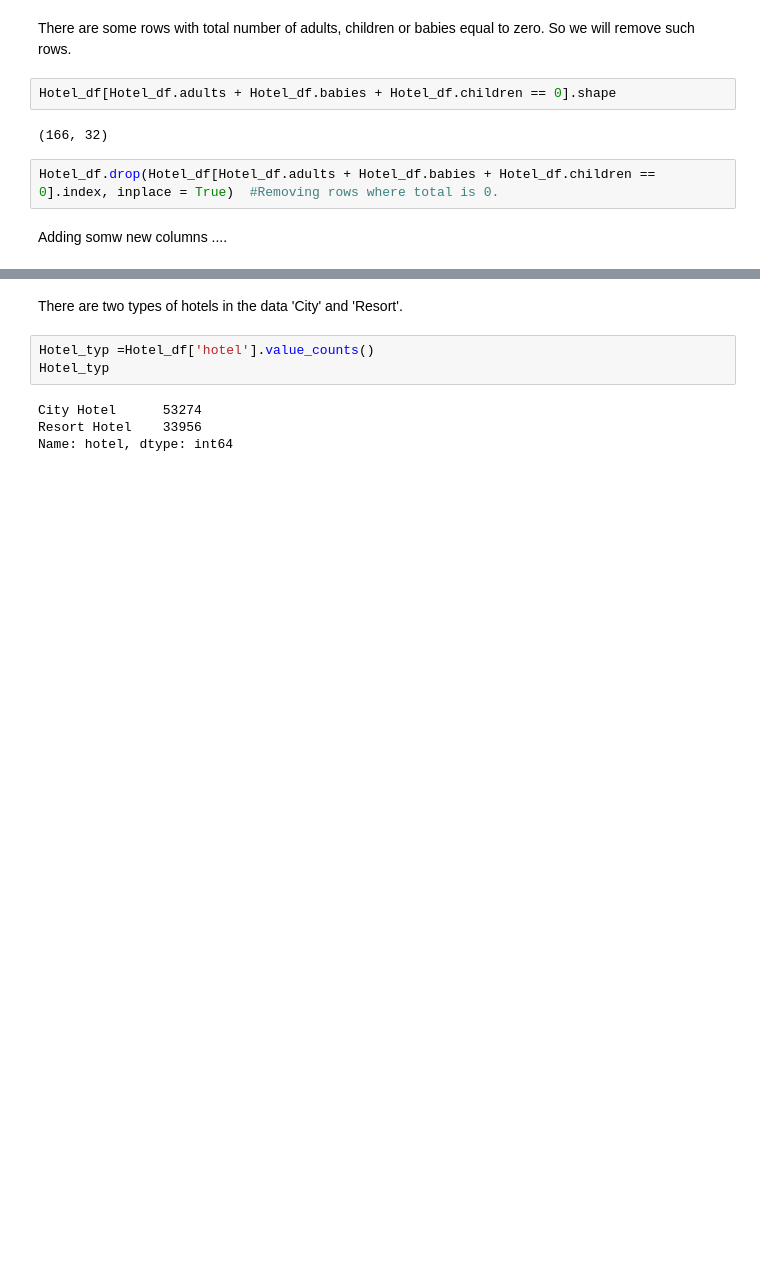
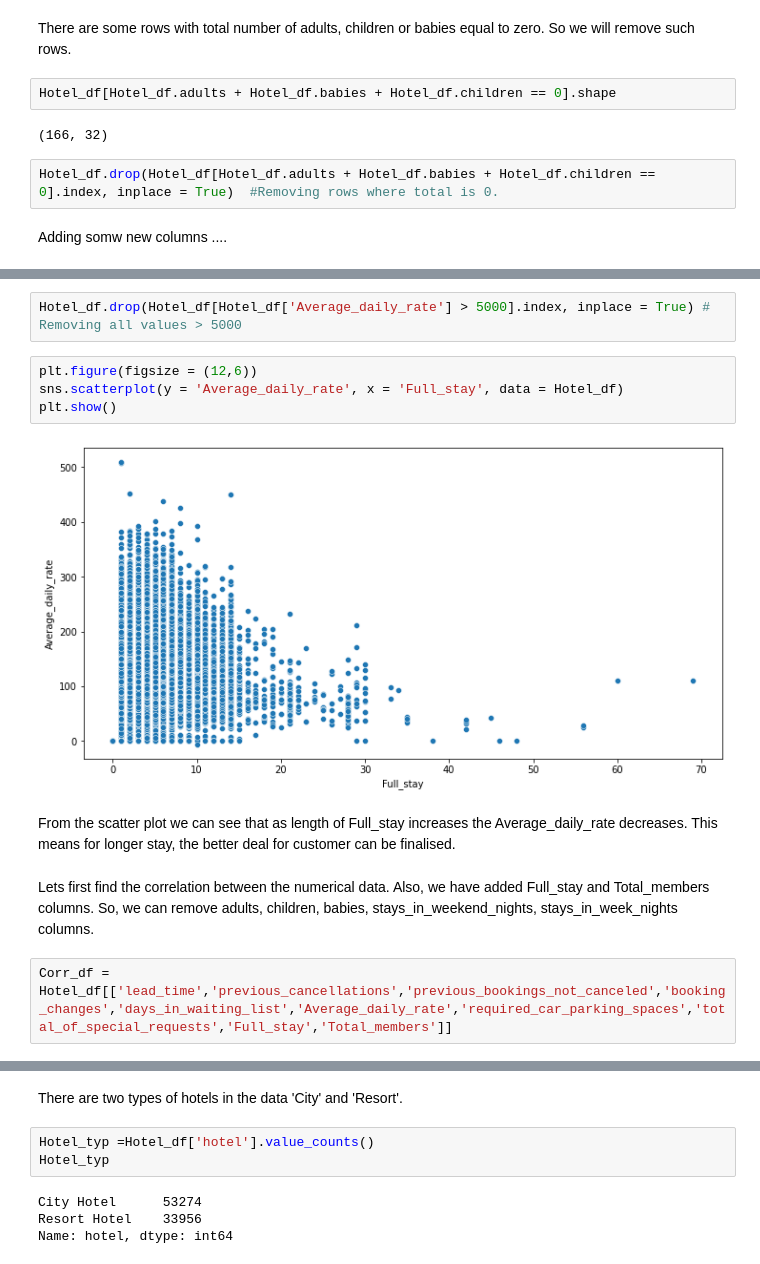
Before and after one commit to ShubhKjoshi/EDA_Hotel_booking_Analysis, a Jupyter notebook: Hotel_Booking_Analysis_Capstone_Project.ipynb, the cells around one changed output, grey strips where cells are left out. Saved outputs shown, nothing was run; the diff lists cells and outputs as text; blank space fills up the shorter version.

```diff
--- a/Hotel_Booking_Analysis_Capstone_Project.ipynb
+++ b/Hotel_Booking_Analysis_Capstone_Project.ipynb
@@ -203,0 +233,15 @@ Hotel_df.Full_stay = Hotel_df.stays_in_weekend_nights + Hotel_df.stays_in_week_n
+# %%
+Hotel_df.drop(Hotel_df[Hotel_df['Average_daily_rate'] > 5000].index, inplace = True) # Removing all values > 5000
+# %%
+plt.figure(figsize = (12,6))
+sns.scatterplot(y = 'Average_daily_rate', x = 'Full_stay', data = Hotel_df)
+plt.show()
+# %% [output]
+[figure, added]
+# %% [markdown]
+From the scatter plot we can see that as length of Full_stay increases the Average_daily_rate decreases. This means for longer stay, the better deal for customer can be finalised.
+# %% [markdown]
+Lets first find the correlation between the numerical data.
+Also, we have added Full_stay and Total_members columns. So, we can remove adults, children, babies, stays_in_weekend_nights, stays_in_week_nights columns.
+# %%
+Corr_df = Hotel_df[['lead_time','previous_cancellations','previous_bookings_not_canceled','booking_changes','days_in_waiting_list','Average_daily_rate','required_car_parking_spaces','total_of_special_requests','Full_stay','Total_members']]
```
Also changed, not shown: parts of 31 cells of this notebook.
